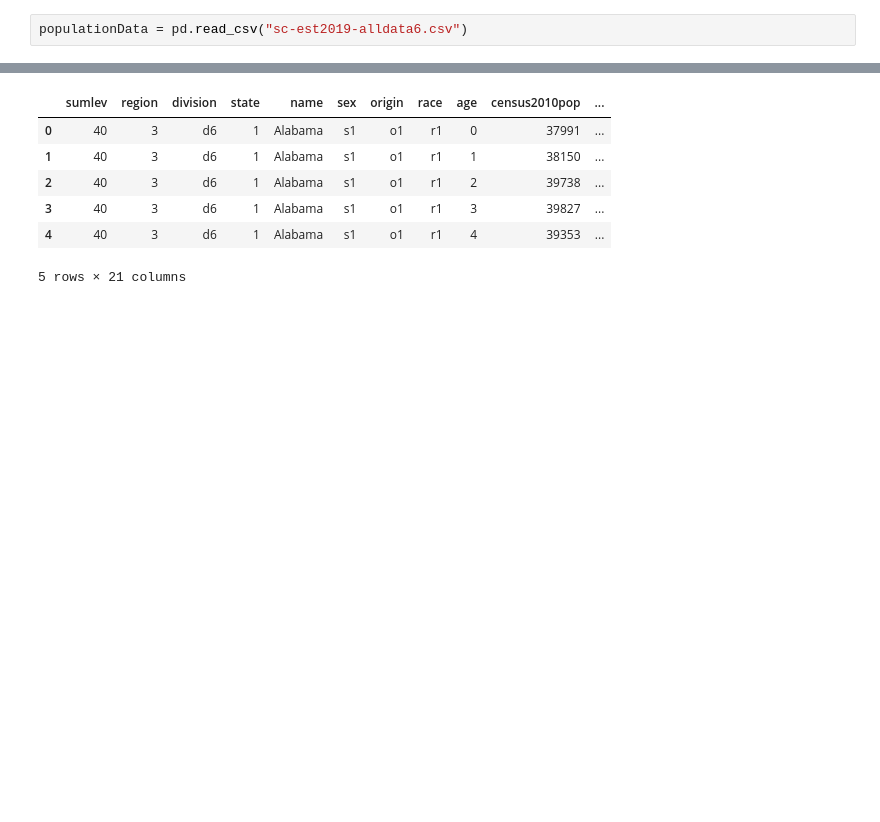
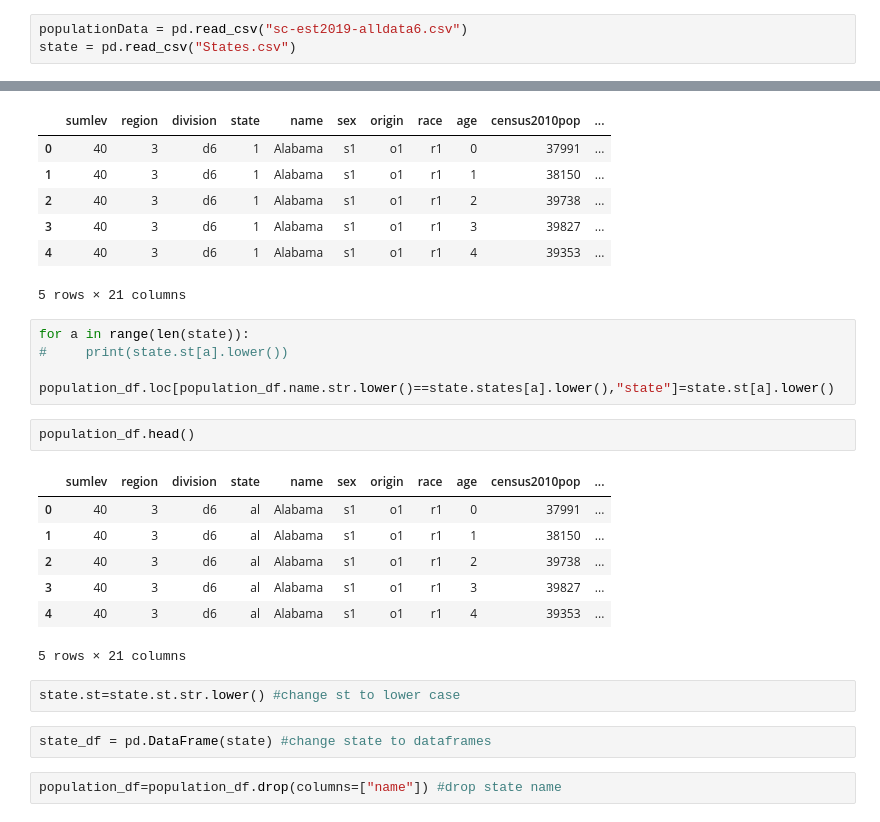
Before and after one commit to isabelle-sanford/senate-analysis, a Jupyter notebook: Resources/kosal/DataCleanUP.ipynb, the cells around one changed output, grey strips where cells are left out. Drawn from its saved outputs; the diff is of its cells as text; blank space fills up the shorter version.

Commit message:
push clean data of population_age_sex_race.csv and state_name_clean at resources

```diff
--- a/Resources/kosal/DataCleanUP.ipynb
+++ b/Resources/kosal/DataCleanUP.ipynb
@@ -2,3 +2,4 @@
 import pandas as pd
 # %%
 populationData = pd.read_csv("sc-est2019-alldata6.csv")
+state = pd.read_csv("States.csv")
@@ -78,3 +88,23 @@ population_df.head()
 | 3 | 40 | 3 | d6 | 1 | Alabama | s1 | o1 | r1 | 3 | 39827 | ... |
 | 4 | 40 | 3 | d6 | 1 | Alabama | s1 | o1 | r1 | 4 | 39353 | ... |
 5 rows × 21 columns
+# %%
+for a in range(len(state)):
+#     print(state.st[a].lower())
+    population_df.loc[population_df.name.str.lower()==state.states[a].lower(),"state"]=state.st[a].lower()
+# %%
+population_df.head()
+# %% [output]
+|  | sumlev | region | division | state | name | sex | origin | race | age | census2010pop | ... |
+| 0 | 40 | 3 | d6 | al | Alabama | s1 | o1 | r1 | 0 | 37991 | ... |
+| 1 | 40 | 3 | d6 | al | Alabama | s1 | o1 | r1 | 1 | 38150 | ... |
+| 2 | 40 | 3 | d6 | al | Alabama | s1 | o1 | r1 | 2 | 39738 | ... |
+| 3 | 40 | 3 | d6 | al | Alabama | s1 | o1 | r1 | 3 | 39827 | ... |
+| 4 | 40 | 3 | d6 | al | Alabama | s1 | o1 | r1 | 4 | 39353 | ... |
+5 rows × 21 columns
+# %%
+state.st=state.st.str.lower() #change st to lower case
+# %%
+state_df = pd.DataFrame(state) #change state to dataframes
+# %%
+population_df=population_df.drop(columns=["name"]) #drop state name
```
Also changed, not shown: parts of 8 cells of this notebook, 7 other files.
